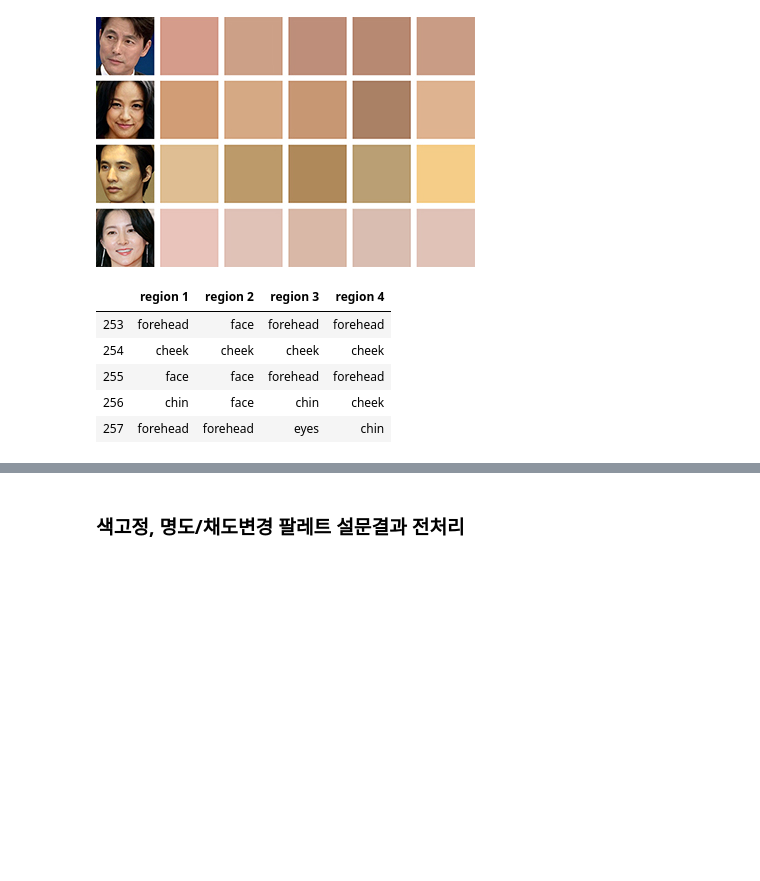
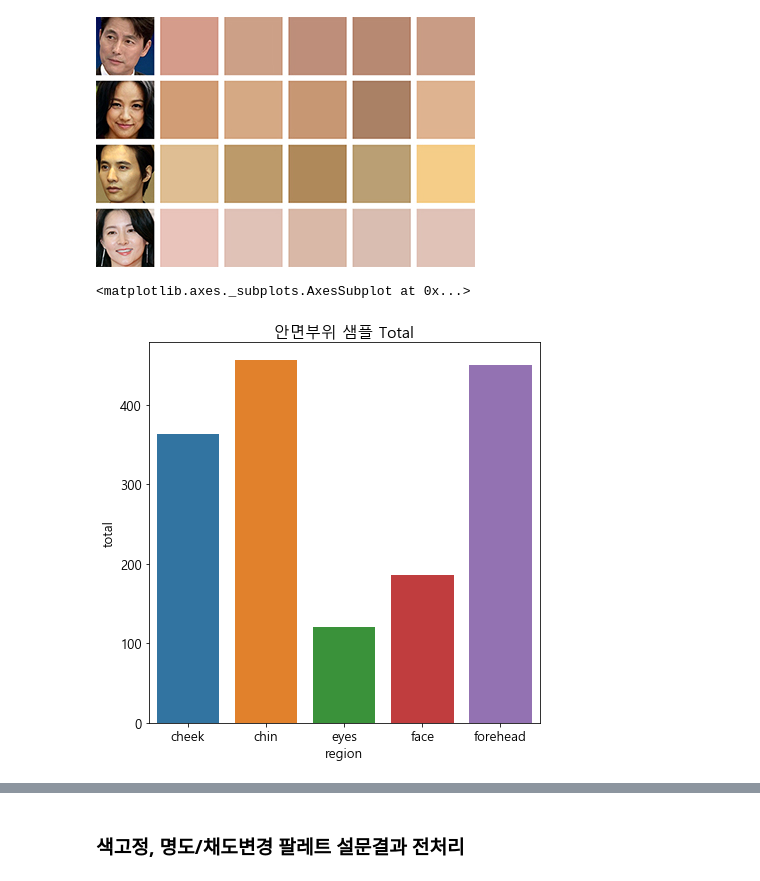
Before and after one commit to slmteruto/CAI, a Jupyter notebook: jay/Statistical hypothesis testing/Survey_preprocessing.ipynb, the cells around one changed output, grey strips where cells are left out. Cells and saved outputs as stored; diff of their text form; code cells hidden in the pictures; blank space fills up the shorter version.

```diff
--- a/jay/Statistical hypothesis testing/Survey_preprocessing.ipynb
+++ b/jay/Statistical hypothesis testing/Survey_preprocessing.ipynb
@@ -177,57 +221,76 @@ face2.rename(columns={face2.columns[0]:"region 1",
 ## 두 결과 합치기
 face = pd.concat([face1, face2], join='outer')
 
-
 ## 인덱스 조정
 face.reset_index(inplace=True)
 del face['index']
 
 
 ## 중복 결과값 분리
 region1, region2, region3, region4 = [], [], [], []
 for i in range(int(face.shape[0])):
     region1.append(face["region 1"][i].split()[0])
     region1.append(face["region 1"][i].split()[1])
 
     region2.append(face["region 2"][i].split()[0])
     region2.append(face["region 2"][i].split()[1])
 
     region3.append(face["region 3"][i].split()[0])
     region3.append(face["region 3"][i].split()[1])
 
     region4.append(face["region 4"][i].split()[0])
     region4.append(face["region 4"][i].split()[1])
 
+## 안면 부위별로 각 샘플컬럼 열 합치기
+region1 = pd.DataFrame(region1, columns=["region"])
+region2 = pd.DataFrame(region2, columns=["region"])
+region3 = pd.DataFrame(region3, columns=["region"])
+region4 = pd.DataFrame(region4, columns=["region"])
+region1["class"] = "sample1"
+region2["class"] = "sample2"
+region3["class"] = "sample3"
+region4["class"] = "sample4"
 
-## 리스트 값으로 데이터프레임 작성
-face_region = pd.DataFrame()
-face_region["region 1"] = region1
-face_region["region 2"] = region2
-face_region["region 3"] = region3
-face_region["region 4"] = region4
+face_region = pd.concat([region1, region2, region3 ,region4], join='outer')
 
+face_region.reset_index(inplace=True)
+del face_region['index']
+
+face_region
+
+# ## 리스트 값으로 데이터프레임 작성
+# face_region = pd.DataFrame()
+# face_region["region 1"] = region1
+# face_region["region 2"] = region2
+# face_region["region 3"] = region3
+# face_region["region 4"] = region4
 
 # 선택항목 별 부위 매칭 (①-cheek, ②-chin, ③-face, ④-eyes, ⑤-forehead)
-columns = ["region 1", "region 2", "region 3", "region 4"]
+# columns = ["region 1", "region 2", "region 3", "region 4"]
 
 for i in range(int(face_region.shape[0])):
-    for col in columns:
-        if face_region[col][i] == "①":
-            face_region[col][i] = "cheek"
-        elif face_region[col][i] == "②":
-            face_region[col][i] = "chin"
-        elif face_region[col][i] == "③":
-            face_region[col][i] = "face"
-        elif face_region[col][i] == "④":
-            face_region[col][i] = "eyes"
-        else:
-            face_region[col][i] = "forehead"
+    if face_region["region"][i] == "①":
+        face_region["region"][i] = "cheek"
+    elif face_region["region"][i] == "②":
+        face_region["region"][i] = "chin"
+    elif face_region["region"][i] == "③":
+        face_region["region"][i] = "face"
+    elif face_region["region"][i] == "④":
+        face_region["region"][i] = "eyes"
+    else:
+        face_region["region"][i] = "forehead"
 
+face_region["cnt"] = 1
 face_region.tail()
+
+# 안면부위 & 샘플 별 그룹화
+cnt = face_region.pivot_table("cnt", "region", "class", aggfunc="count")
+cnt["total"] = cnt.sum(axis=1)
+cnt.reset_index(inplace=True)
+
+plt.figure(figsize=(7, 7))
+plt.title("안면부위 샘플 Total")
+sns.barplot(x='region', y='total', data=cnt)
 # %% [output]
-|  | region 1 | region 2 | region 3 | region 4 |
-| 253 | forehead | face | forehead | forehead |
-| 254 | cheek | cheek | cheek | cheek |
-| 255 | face | face | forehead | forehead |
-| 256 | chin | face | chin | cheek |
-| 257 | forehead | forehead | eyes | chin |
+<matplotlib.axes._subplots.AxesSubplot at 0x...>
+[figure, added]
```
Also changed, not shown: parts of 3 cells of this notebook, 2 other files.
